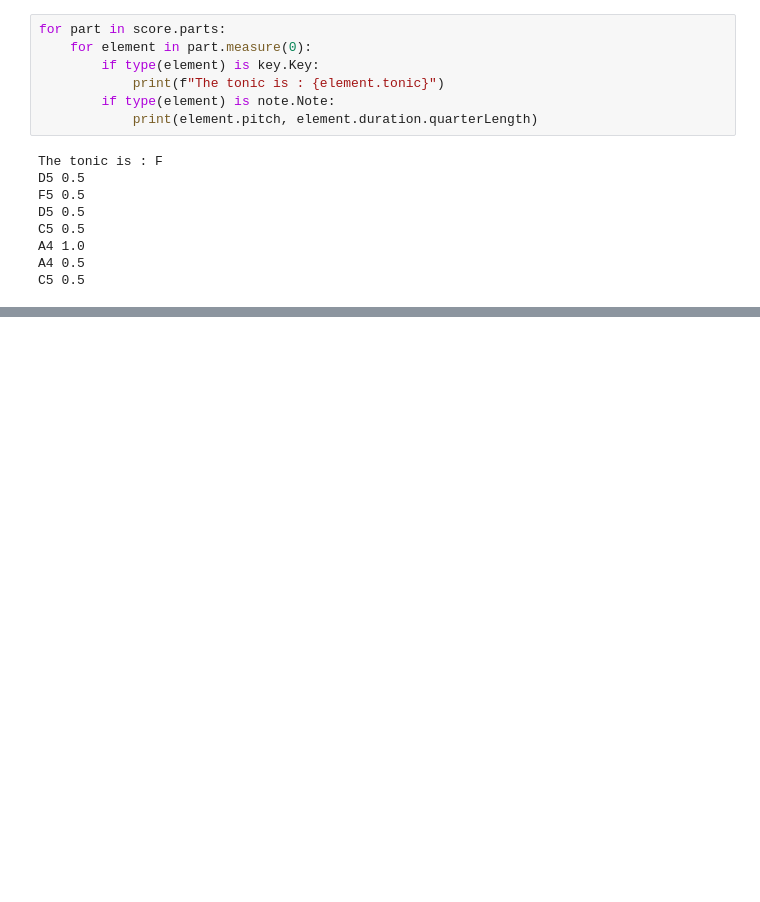
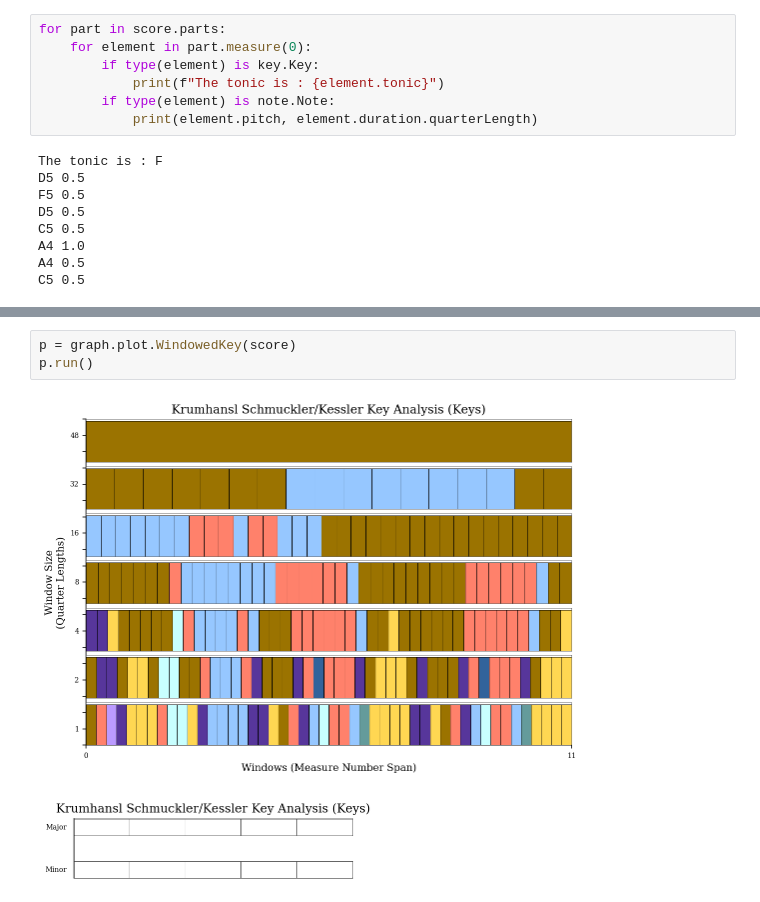
Before and after one commit to ravinitheshreddy/Digital-Musicology-Project, a Jupyter notebook: milestone2.ipynb, the cells around one changed output, grey strips where cells are left out. Saved outputs shown, nothing was run; the diff lists cells and outputs as text; blank space fills up the shorter version.

```diff
--- a/milestone2.ipynb
+++ b/milestone2.ipynb
@@ -60,0 +122,6 @@ C5 0.5
+# %%
+p = graph.plot.WindowedKey(score)
+p.run()
+# %% [output]
+[figure, added]
+[figure, added]
```
Also changed, not shown: parts of 49 cells of this notebook.
